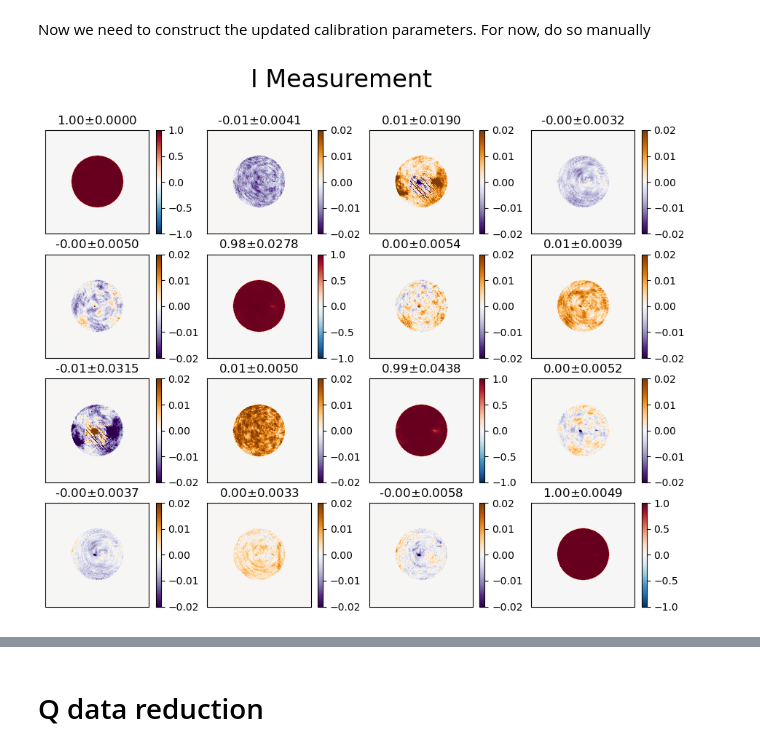
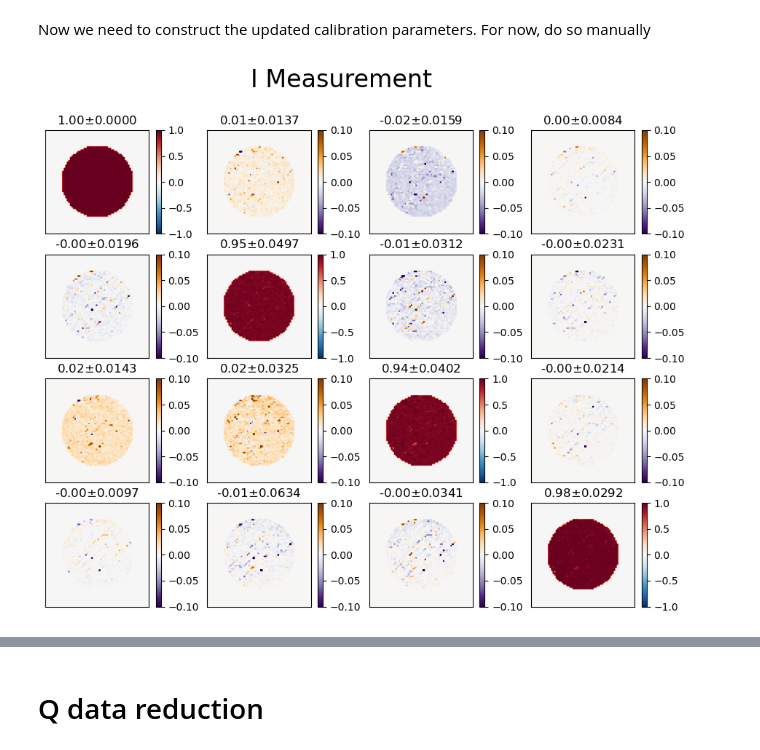
Before and after one commit to UCSB-Exoplanet-Polarimetry-Lab/derp_control, a Jupyter notebook: prototype_calibration.ipynb, the cells around one changed output, grey strips where cells are left out. Cells and saved outputs as stored; diff of their text form; code cells hidden in the pictures.

```diff
--- a/prototype_calibration.ipynb
+++ b/prototype_calibration.ipynb
@@ -65,15 +106,18 @@ Determine a window to use on the data. The data inside these pupils should be re
 bright = cam.take_many_images(10)
 bright_avg = np.median(bright, axis=0) - dark
 bright_avg[bright_avg < 0] = 0
-cxr, cyr = 190, 380
-cxl, cyl = 190, 185
-cut = 120
 
-x = np.linspace(-1,1,2*cut)
+# define subaperture centers
+cxr, cyr = 165, 395 # pixel index
+cxl, cyl = 165, 325 # pixel index
+cut = 34 # crop radius
+
+# defined mask
+x = np.linspace(-1, 1, 2*cut)
 x, y = np.meshgrid(x, x)
 r = np.sqrt(x**2 + y**2)
 mask = np.zeros_like(r)
-mask[r < 0.7] = 1
+mask[r < 1] = 1
 
 left_channel = bright_avg[cxl-cut:cxl+cut,cyl-cut:cyl+cut]
 right_channel = bright_avg[cxr-cut:cxr+cut,cyr-cut:cyr+cut]
@@ -82,11 +126,11 @@ plt.style.use("default")
 plt.figure(figsize=[14,3])
 plt.subplot(131)
 plt.title("Left Channel")
-plt.imshow(mask * left_channel, cmap='inferno', vmin=0, vmax=2**14)
+plt.imshow(mask * left_channel, cmap='inferno', vmin=0, vmax=2**10)
 plt.colorbar()
 plt.subplot(132)
 plt.title("Right Channel")
-plt.imshow(mask * right_channel, cmap='inferno', vmin=0, vmax=2**14)
+plt.imshow(mask * right_channel, cmap='inferno', vmin=0, vmax=2**10)
 plt.colorbar()
 plt.subplot(133)
 plt.title("Difference")
@@ -516,7 +294,13 @@ Good to see that the calibration is working. Now we can actually measure the Mue
 air_measure = Experiment(cam, psg_stg, psa_stg, dark=dark, cut=cut,
                          cxl=cxl, cxr=cxr, cyl=cyl, cyr=cyr)
 # %%
+ANGULAR_STEP = 3.6
+ANGULAR_RATIO = 2.5
 N_MEASUREMENTS = 100
+
+psg_step = ANGULAR_STEP
+psa_step = ANGULAR_STEP * ANGULAR_RATIO
+
 air_measure.measurement(psg_step, psa_step, N_MEASUREMENTS)
 # %%
 prior_psg_motion = air_test_calibrated.psg_positions_relative[-1]
@@ -535,3 +325,7 @@ Text(0.5, 0, 'PSG Angle')
+# %%
+BAD_FRAMES = []
+mask_bad_frames = np.ones_like(air_measure.mean_power_left)
+mask_bad_frames[BAD_FRAMES] = 0
 # %% [markdown]
 Now we need to construct the updated calibration parameters. For now, do so manually
 # %%
@@ -546,9 +338,19 @@ M_measure = measure_from_experiment(air_measure, channel="left")
+# %%
+from derpy import measure_from_experiment
+M_measure = measure_from_experiment(air_measure, channel="boop", frame_mask=mask_bad_frames)
 # %%
 plt.style.use("default")
 mask_aperture = np.zeros_like(M_measure[:,:,0,0])
-mask_aperture[r < 0.5] = 1
+mask_aperture[r < 0.7] = 1
+
+# u = np.linspace(-1,1,mask_aperture.shape[0])
+# u, v = np.meshgrid(u, u)
+# xshift, yshift = 0.25, 0.2
+# rho = np.sqrt((u - xshift)**2 + (v-yshift)**2)
+# mask_aperture[rho < 0.1] = 0
+
 
 # mask_aperture[r < 0.4] = 0
-plot_square(M_measure / M_measure[..., 0, 0, None, None], vmin=-1, vmax=1, title="I Measurement", scale_offdiagonal=1/50, mask=mask_aperture)
+plot_square(M_measure / M_measure[..., 0, 0, None, None], title="I Measurement", scale_offdiagonal=1/10, mask=mask_aperture, vmin=-1, vmax=1)
 # %% [output]
-[figure, old version]
+[figure, new version]
```
Also changed, not shown: parts of 51 cells of this notebook, 1 other file.
